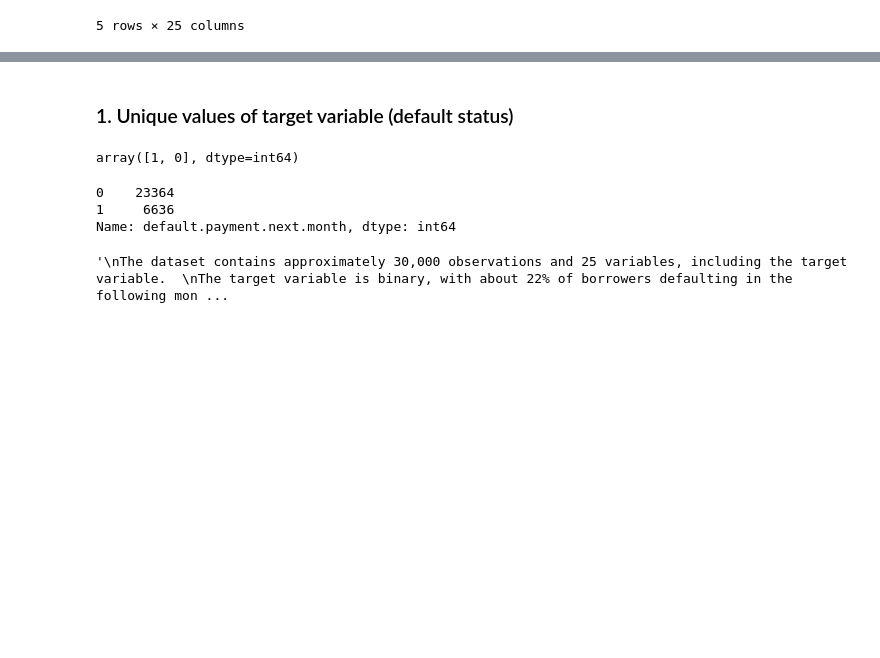
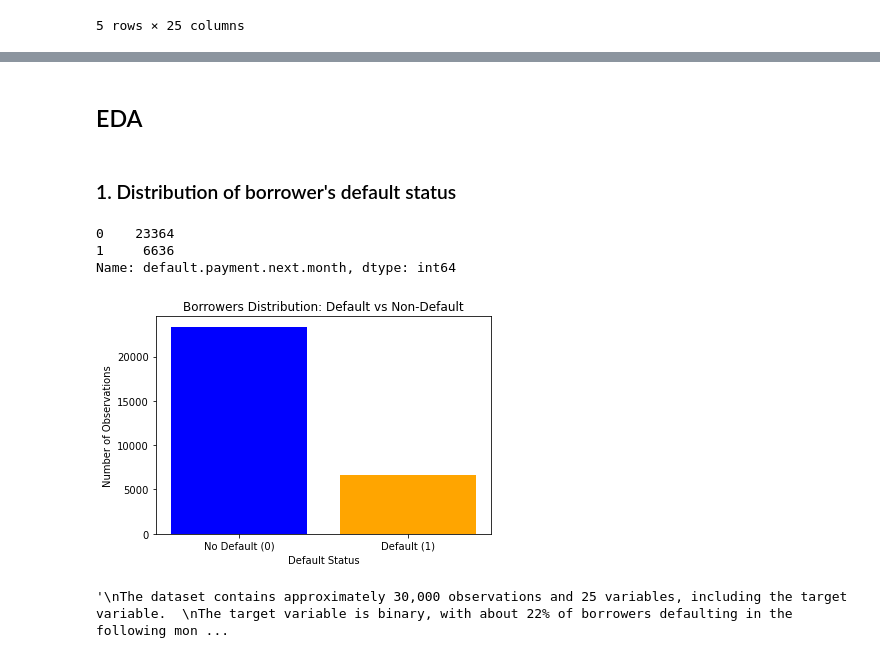
Before and after one commit to Aby-12/Credit-default-prediction-project, a Jupyter notebook: notebook.ipynb, the cells around one changed output, grey strips where cells are left out. Drawn from its saved outputs; the diff is of its cells as text; code cells hidden in the pictures; blank space fills up the shorter version.

```diff
--- a/notebook.ipynb
+++ b/notebook.ipynb
@@ -135,10 +129,7 @@ The dataset contains no missing values or duplicate values. All variables are nu
+# %% [markdown]
+## EDA
 # %% [markdown]
-### 1. Unique values of target variable (default  status)
+### 1. Distribution of borrower's default  status
-# %%
-# Check the unique values in the target variable
-df['default.payment.next.month'].unique()
-# %% [output]
-array([1, 0], dtype=int64)
 # %%
 # Count observations in each class --how many defaults vs non-defaults
 df['default.payment.next.month'].value_counts()
@@ -146,6 +137,22 @@ df['default.payment.next.month'].value_counts()
 0    23364
 1     6636
 Name: default.payment.next.month, dtype: int64
+# %%
+import matplotlib.pyplot as plt
+
+# Get value counts for default vs non-default
+class_counts = df['default.payment.next.month'].value_counts()
+
+# Plot bar chart
+plt.figure(figsize=(6,4))
+plt.bar(class_counts.index.astype(str), class_counts.values, color=['blue', 'orange'])
+plt.title("Borrowers Distribution: Default vs Non-Default")
+plt.xlabel('Default Status')
+plt.ylabel('Number of Observations')
+plt.xticks([0, 1], ['No Default (0)', 'Default (1)'])
+plt.show()
+# %% [output]
+[figure, added]
 # %%
 """
 The dataset contains approximately 30,000 observations and 25 variables, including the target variable.
```
Also changed, not shown: parts of 18 cells of this notebook, 1 other file.
